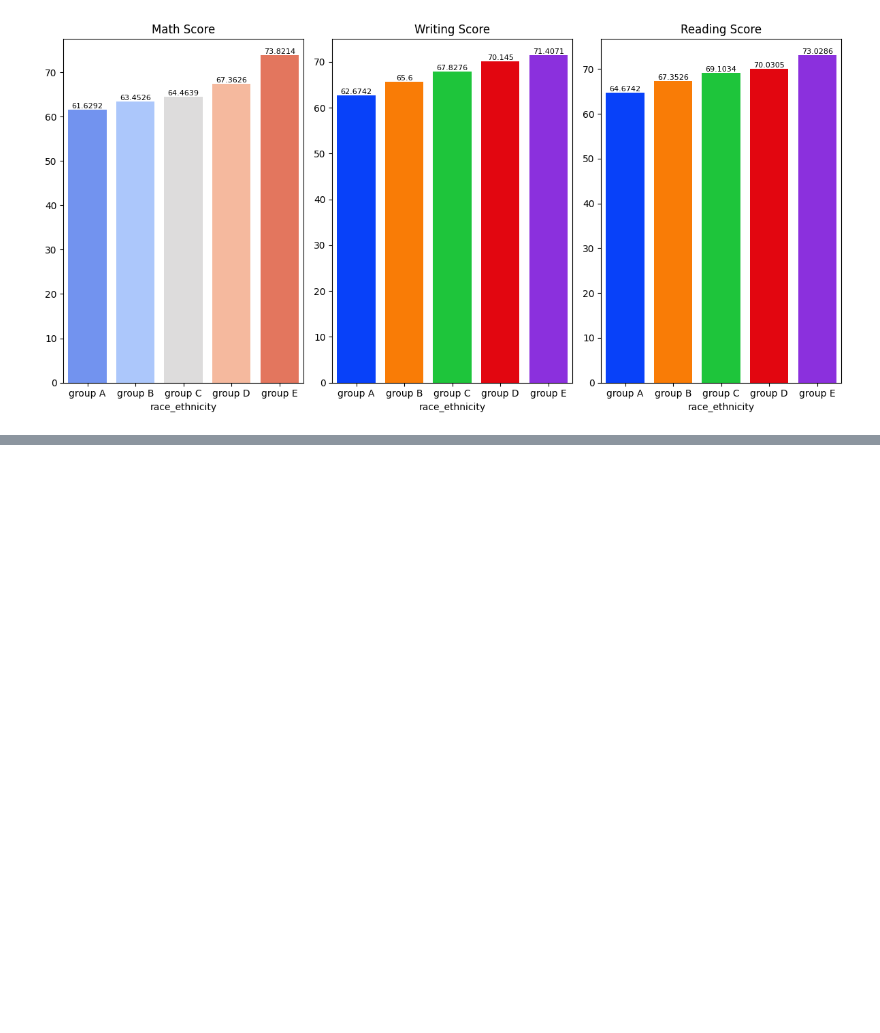
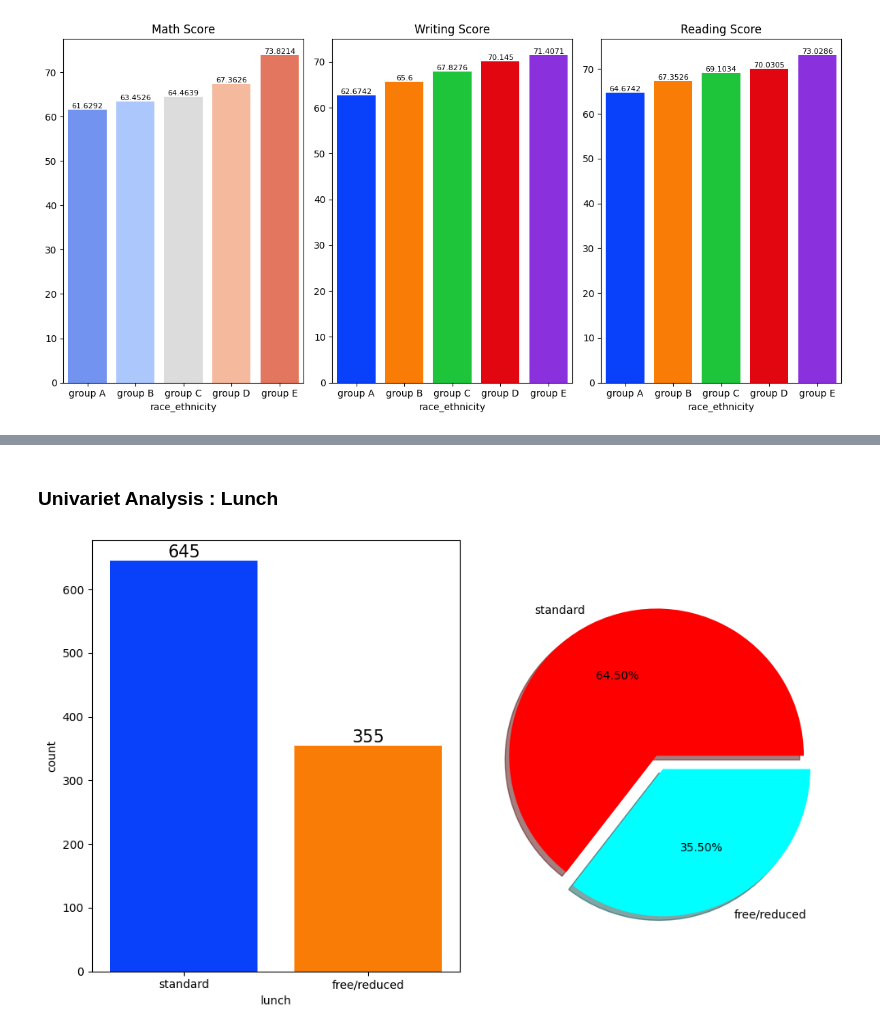
Before and after one commit to themaheshsalpure/mlproject, a Jupyter notebook: notebook/data/EDA_Student_performance.ipynb, the cells around one changed output, grey strips where cells are left out. Drawn from its saved outputs; the diff is of its cells as text; code cells hidden in the pictures; blank space fills up the shorter version.

```diff
--- a/notebook/data/EDA_Student_performance.ipynb
+++ b/notebook/data/EDA_Student_performance.ipynb
@@ -561,0 +527,16 @@ group A
+# %% [markdown]
+### Univariet Analysis : Lunch
+# %%
+fig, axs = plt.subplots(1, 2, figsize = (10, 6))
+sns.countplot(data = df, x = df['lunch'], palette = 'bright', saturation=0.95, ax = axs[0])
+for x in axs[0].containers:
+    axs[0].bar_label(x, fontsize = 15)
+
+size = df['lunch'].value_counts()
+label = df['lunch'].unique()
+color = ['red', 'cyan']
+plt.pie(size, labels = label, colors = color, explode = [0, 0.1], shadow = True, autopct = '%.2f%%')
+
+plt.tight_layout()
+# %% [output]
+[figure, added]
```
Also changed, not shown: parts of 16 cells of this notebook, 1 other file.
